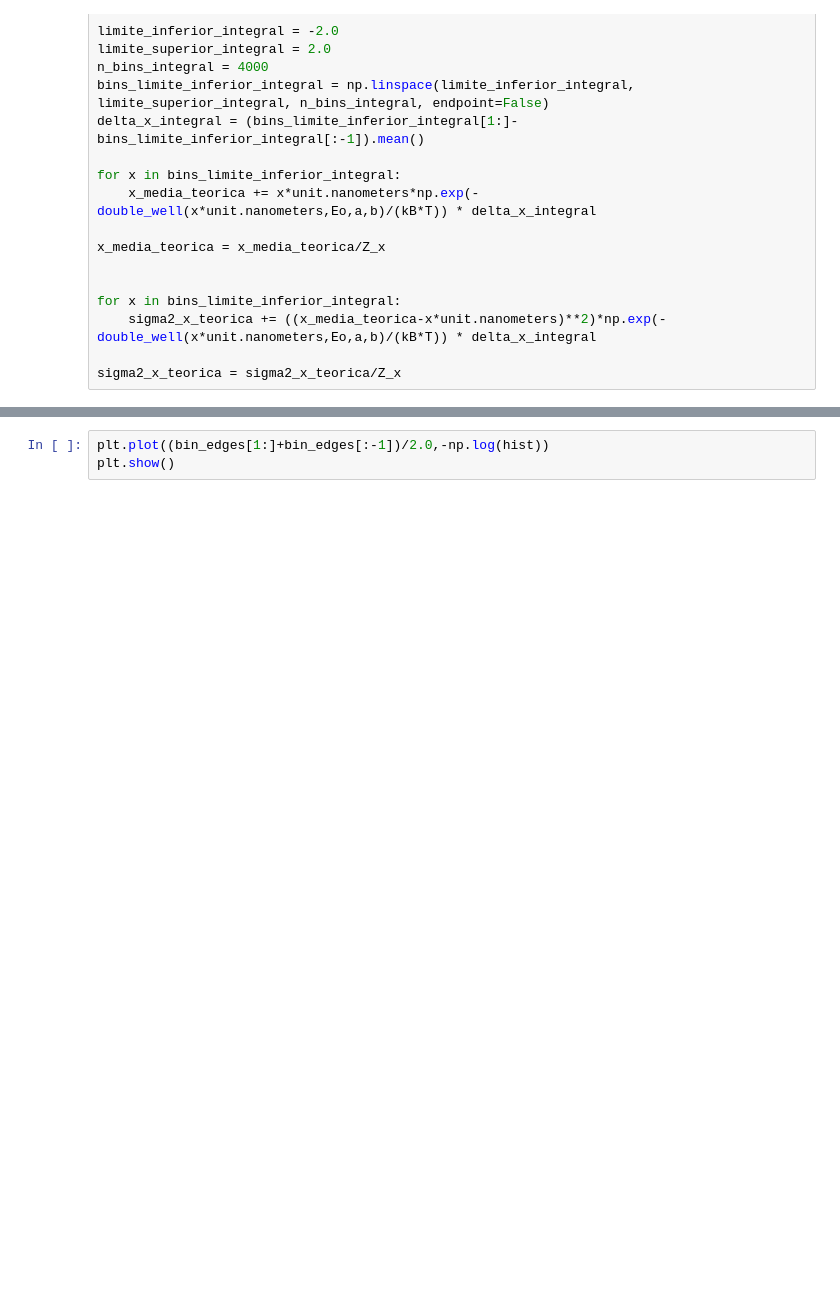
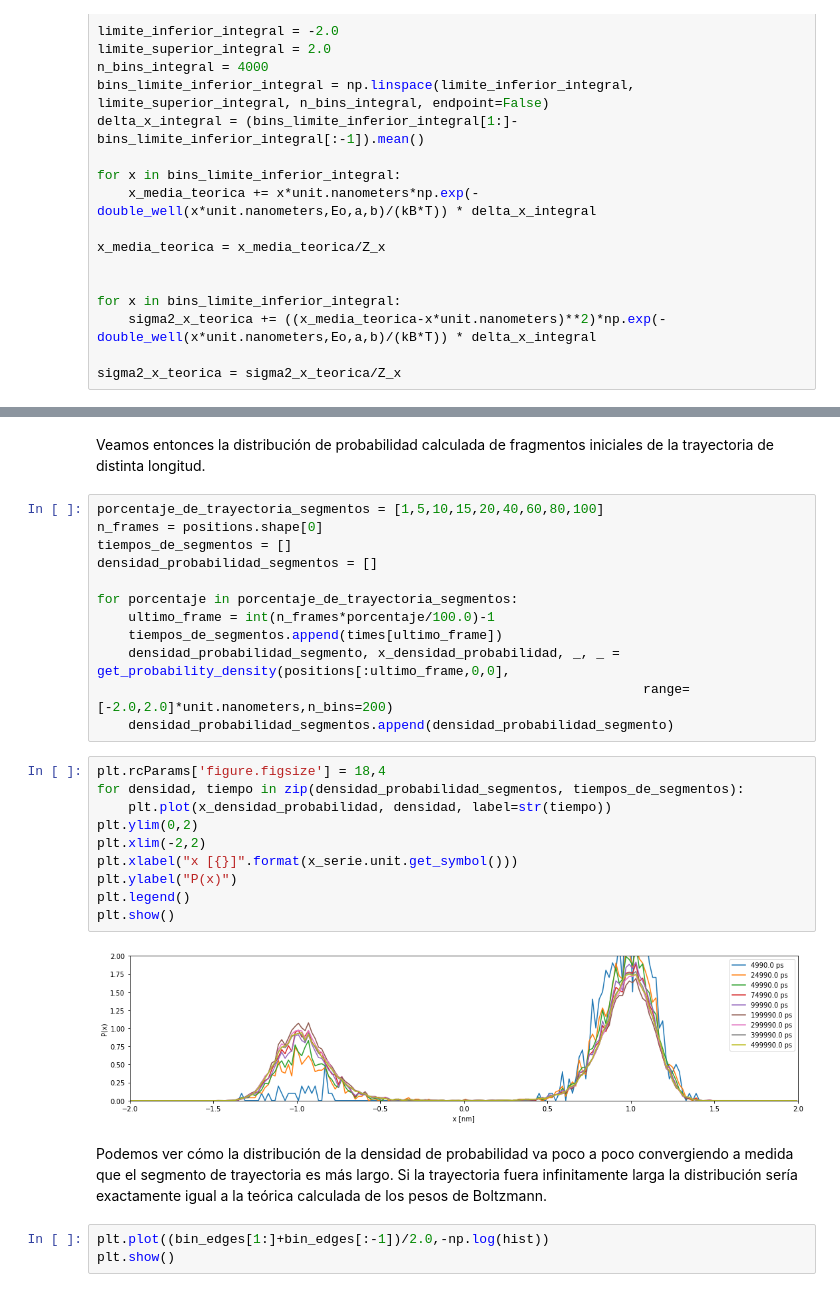
Before and after one commit to uibcdf/REMD_testbed, a Jupyter notebook: Doble_pozo_test.ipynb, the cells around one changed output, grey strips where cells are left out. Drawn from its saved outputs; the diff is of its cells as text; blank space fills up the shorter version.

```diff
--- a/Doble_pozo_test.ipynb
+++ b/Doble_pozo_test.ipynb
@@ -746,3 +765,31 @@ for porcentaje_inicial in porcentajes_iniciales_de_trayectoria:
+# %% [markdown]
+Veamos entonces la distribución de probabilidad calculada de fragmentos iniciales de la trayectoria de distinta longitud.
+# %%
+porcentaje_de_trayectoria_segmentos = [1,5,10,15,20,40,60,80,100]
+n_frames = positions.shape[0]
+tiempos_de_segmentos = []
+densidad_probabilidad_segmentos = []
+
+for porcentaje in porcentaje_de_trayectoria_segmentos:
+    ultimo_frame = int(n_frames*porcentaje/100.0)-1
+    tiempos_de_segmentos.append(times[ultimo_frame])
+    densidad_probabilidad_segmento, x_densidad_probabilidad, _, _ = get_probability_density(positions[:ultimo_frame,0,0],
+                                                                      range=[-2.0,2.0]*unit.nanometers,n_bins=200)
+    densidad_probabilidad_segmentos.append(densidad_probabilidad_segmento)
+# %%
+plt.rcParams['figure.figsize'] = 18,4
+for densidad, tiempo in zip(densidad_probabilidad_segmentos, tiempos_de_segmentos):
+    plt.plot(x_densidad_probabilidad, densidad, label=str(tiempo))
+plt.ylim(0,2)
+plt.xlim(-2,2)
+plt.xlabel("x [{}]".format(x_serie.unit.get_symbol()))
+plt.ylabel("P(x)")
+plt.legend()
+plt.show()
+# %% [output]
+[figure, added]
+# %% [markdown]
+Podemos ver cómo la distribución de la densidad de probabilidad va poco a poco convergiendo a medida que el segmento de trayectoria es más largo. Si la trayectoria fuera infinitamente larga la distribución sería exactamente igual a la teórica calculada de los pesos de Boltzmann.
 # %%
 plt.plot((bin_edges[1:]+bin_edges[:-1])/2.0,-np.log(hist))
 plt.show()
```
Also changed, not shown: parts of 25 cells of this notebook.
